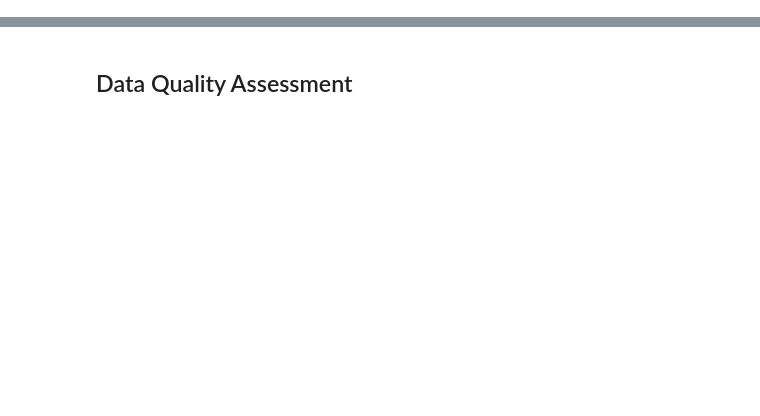
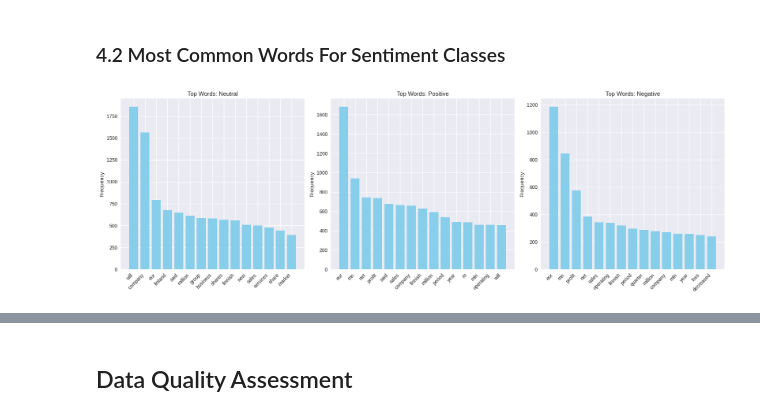
Before and after one commit to starbachi/FinSent, a Jupyter notebook: notebooks/01_data_exploration.ipynb, the cells around one changed output, grey strips where cells are left out. Drawn from its saved outputs; the diff is of its cells as text; code cells hidden in the pictures; blank space fills up the shorter version.

Commit message:
EDA 1-2-3 finished, wordcloud added to requirements.txt

```diff
--- a/notebooks/01_data_exploration.ipynb
+++ b/notebooks/01_data_exploration.ipynb
@@ -78,0 +154,21 @@ plt.style.use('seaborn-v0_8')
+# %% [markdown]
+### 4.2 Most Common Words For Sentiment Classes
+# %%
+from wordcloud import STOPWORDS
+
+fig, axes = plt.subplots(1, 3, figsize=(18, 6))
+sentiments = df['sentiment'].unique()
+for i, sentiment in enumerate(sentiments):
+    words = df[df['sentiment'] == sentiment]['text'].str.lower().str.split().sum()
+    filtered_words = [w for w in words if w not in STOPWORDS and w.isalpha()]
+    common_words = Counter(filtered_words).most_common(15)
+    labels, values = zip(*common_words)
+    axes[i].bar(labels, values, color='skyblue')
+    axes[i].set_title(f"Top Words: {sentiment.capitalize()}")
+    axes[i].set_xticks(range(len(labels)))
+    axes[i].set_xticklabels(labels, rotation=45, ha='right')
+    axes[i].set_ylabel('Frequency')
+plt.tight_layout()
+plt.show()
+# %% [output]
+[figure, added]
```
Also changed, not shown: parts of 24 cells of this notebook, 1 other file.
